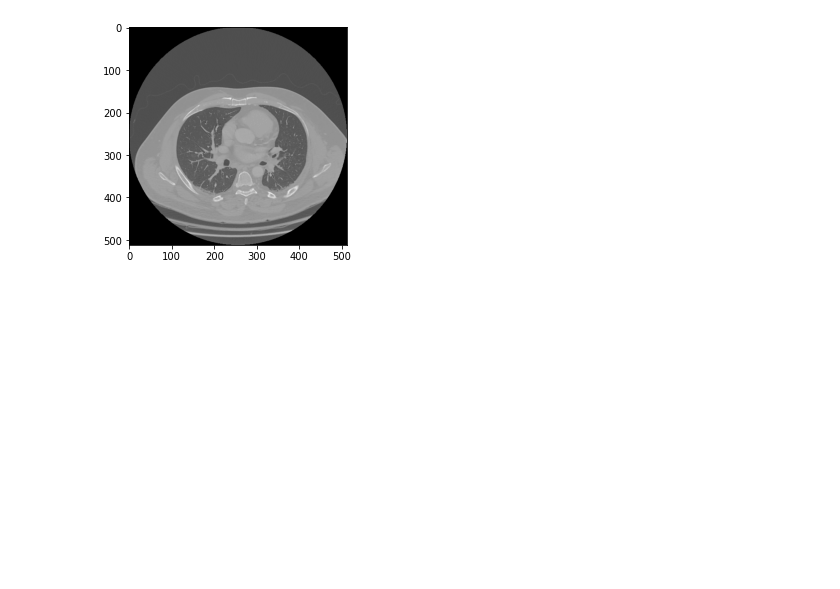
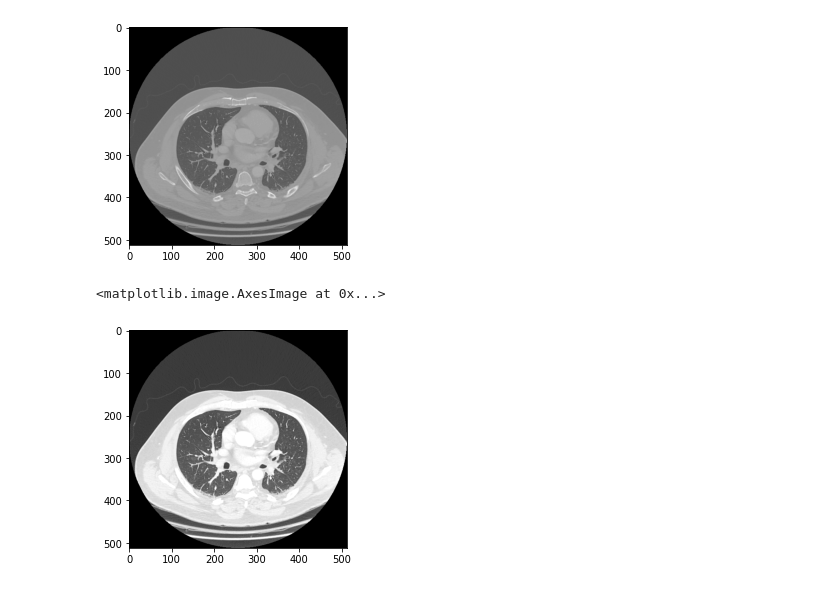
Before and after one commit to tachyon777/rsna-2023, a Jupyter notebook: notebooks/exp001.ipynb, the cells around one changed output. Drawn from its saved outputs; the diff is of its cells as text; code cells hidden in the pictures; blank space fills up the shorter version.

```diff
--- a/notebooks/exp001.ipynb
+++ b/notebooks/exp001.ipynb
@@ -82,3 +87,9 @@ plt.imshow(img, cmap='gray')
 # %% [output]
 <matplotlib.image.AxesImage at 0x...>
 [figure]
+# %%
+img_lung_windowing = windowing(img, wl=-600, ww=1500, mode="uint8")
+plt.imshow(img_lung_windowing, cmap="gray")
+# %% [output]
+<matplotlib.image.AxesImage at 0x...>
+[figure, added]
```
Also changed, not shown: parts of 2 cells of this notebook, 3 other files.
